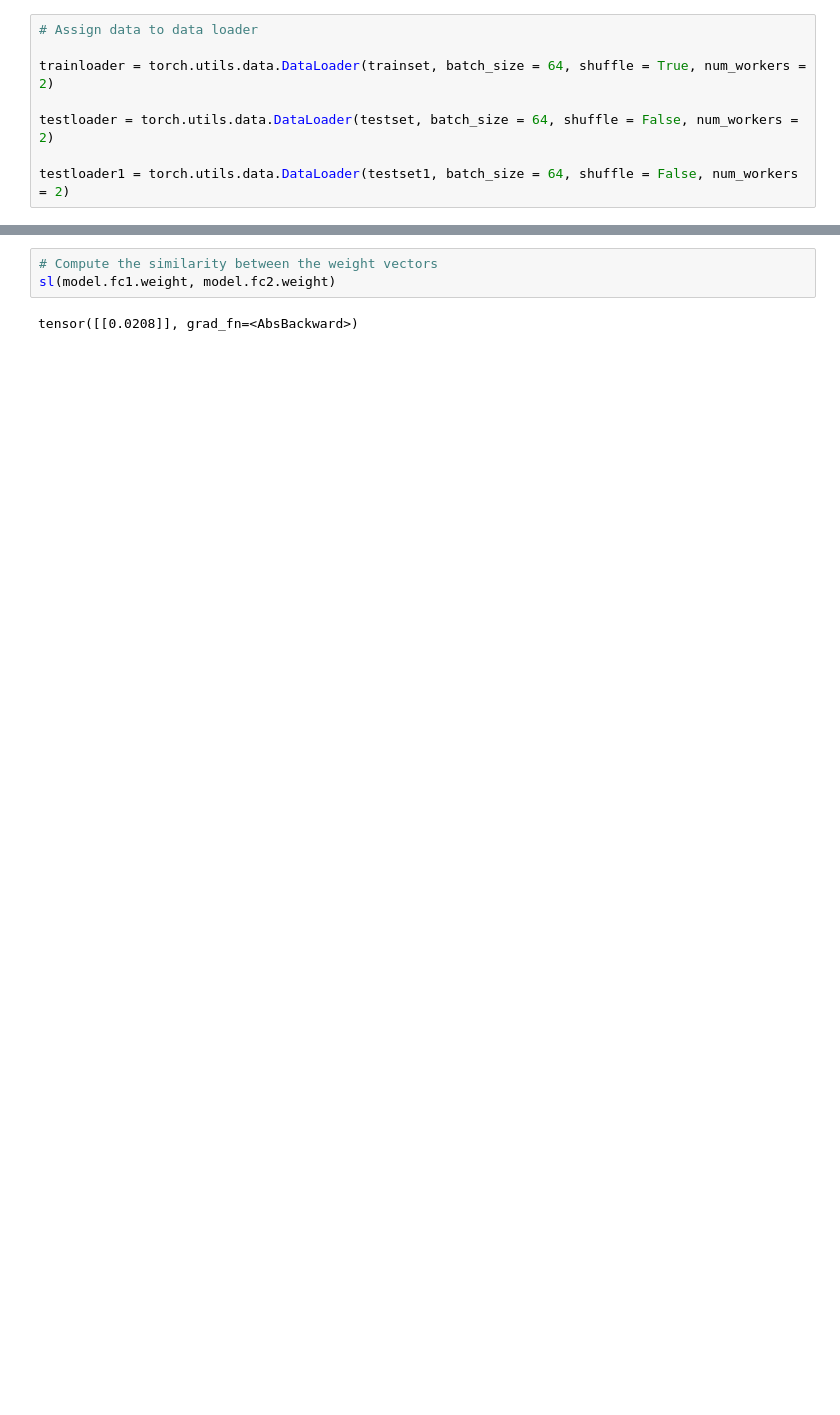
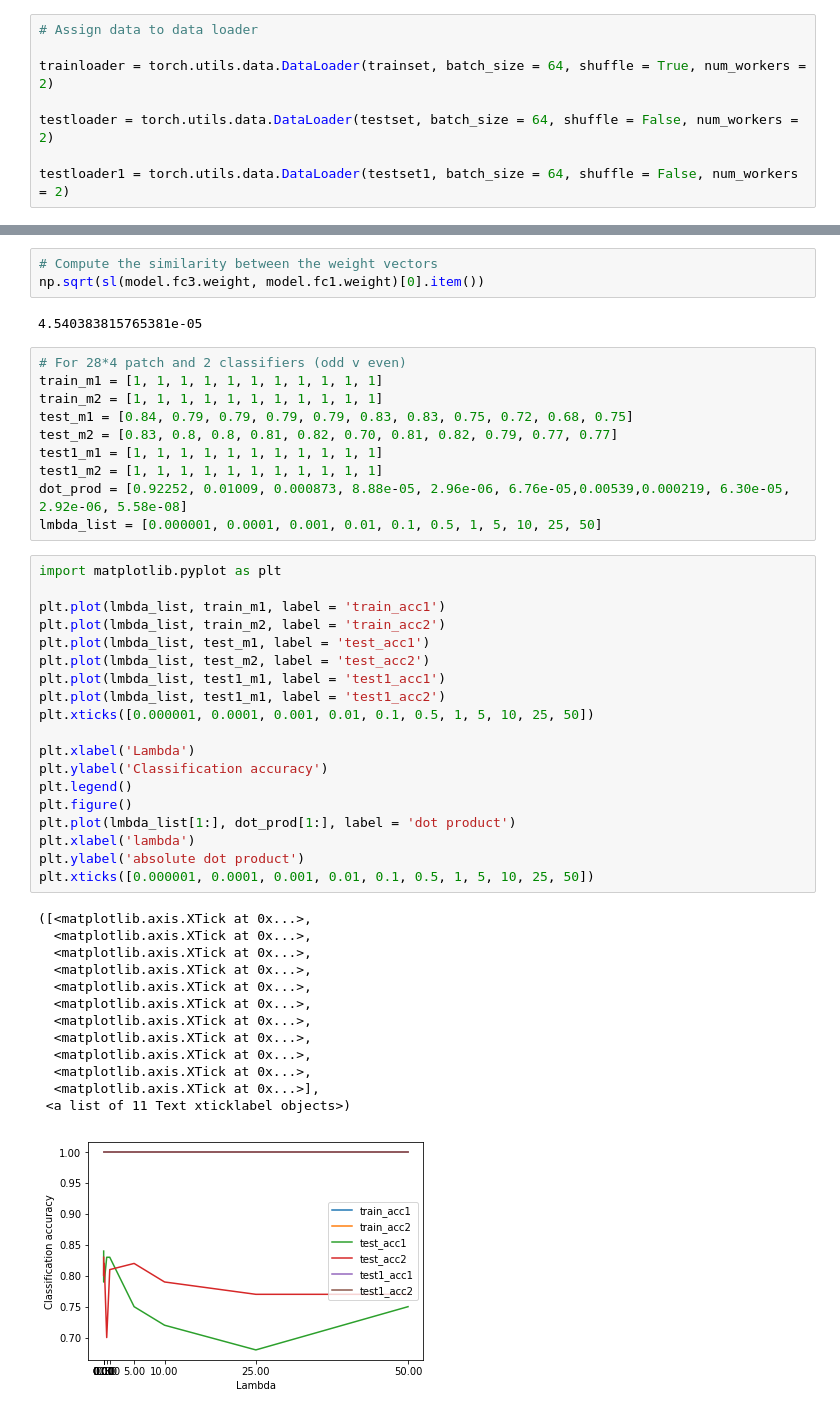
Before and after one commit to akshay-d-khare/Domain-adaptation, a Jupyter notebook: Experiment3_LinearModel.ipynb, the cells around one changed output, grey strips where cells are left out. Drawn from its saved outputs; the diff is of its cells as text; blank space fills up the shorter version.

```diff
--- a/Experiment3_LinearModel.ipynb
+++ b/Experiment3_LinearModel.ipynb
@@ -264,5 +321,48 @@ Accuracy of the network on the entire data set is : 50 %
 # %%
 # Compute the similarity between the weight vectors
-sl(model.fc1.weight, model.fc2.weight)
+np.sqrt(sl(model.fc3.weight, model.fc1.weight)[0].item())
 # %% [output]
-tensor([[0.0208]], grad_fn=<AbsBackward>)
+4.540383815765381e-05
+# %%
+# For 28*4 patch and 2 classifiers (odd v even)
+train_m1 = [1, 1, 1, 1, 1, 1, 1, 1, 1, 1, 1]
+train_m2 = [1, 1, 1, 1, 1, 1, 1, 1, 1, 1, 1]
+test_m1 = [0.84, 0.79, 0.79, 0.79, 0.79, 0.83, 0.83, 0.75, 0.72, 0.68, 0.75]
+test_m2 = [0.83, 0.8, 0.8, 0.81, 0.82, 0.70, 0.81, 0.82, 0.79, 0.77, 0.77]
+test1_m1 = [1, 1, 1, 1, 1, 1, 1, 1, 1, 1, 1]
+test1_m2 = [1, 1, 1, 1, 1, 1, 1, 1, 1, 1, 1]
+dot_prod = [0.92252, 0.01009, 0.000873, 8.88e-05, 2.96e-06, 6.76e-05,0.00539,0.000219, 6.30e-05, 2.92e-06, 5.58e-08]
+lmbda_list = [0.000001, 0.0001, 0.001, 0.01, 0.1, 0.5, 1, 5, 10, 25, 50]
+# %%
+import matplotlib.pyplot as plt
+
+plt.plot(lmbda_list, train_m1, label = 'train_acc1')
+plt.plot(lmbda_list, train_m2, label = 'train_acc2')
+plt.plot(lmbda_list, test_m1, label = 'test_acc1')
+plt.plot(lmbda_list, test_m2, label = 'test_acc2')
+plt.plot(lmbda_list, test1_m1, label = 'test1_acc1')
+plt.plot(lmbda_list, test1_m1, label = 'test1_acc2')
+plt.xticks([0.000001, 0.0001, 0.001, 0.01, 0.1, 0.5, 1, 5, 10, 25, 50])
+
+plt.xlabel('Lambda')
+plt.ylabel('Classification accuracy')
+plt.legend()
+plt.figure()
+plt.plot(lmbda_list[1:], dot_prod[1:], label = 'dot product')
+plt.xlabel('lambda')
+plt.ylabel('absolute dot product')
+plt.xticks([0.000001, 0.0001, 0.001, 0.01, 0.1, 0.5, 1, 5, 10, 25, 50])
+# %% [output]
+([<matplotlib.axis.XTick at 0x...>,
+  <matplotlib.axis.XTick at 0x...>,
+  <matplotlib.axis.XTick at 0x...>,
+  <matplotlib.axis.XTick at 0x...>,
+  <matplotlib.axis.XTick at 0x...>,
+  <matplotlib.axis.XTick at 0x...>,
+  <matplotlib.axis.XTick at 0x...>,
+  <matplotlib.axis.XTick at 0x...>,
+  <matplotlib.axis.XTick at 0x...>,
+  <matplotlib.axis.XTick at 0x...>,
+  <matplotlib.axis.XTick at 0x...>],
+ <a list of 11 Text xticklabel objects>)
+[figure, added]
```
Also changed, not shown: parts of 16 cells of this notebook.
